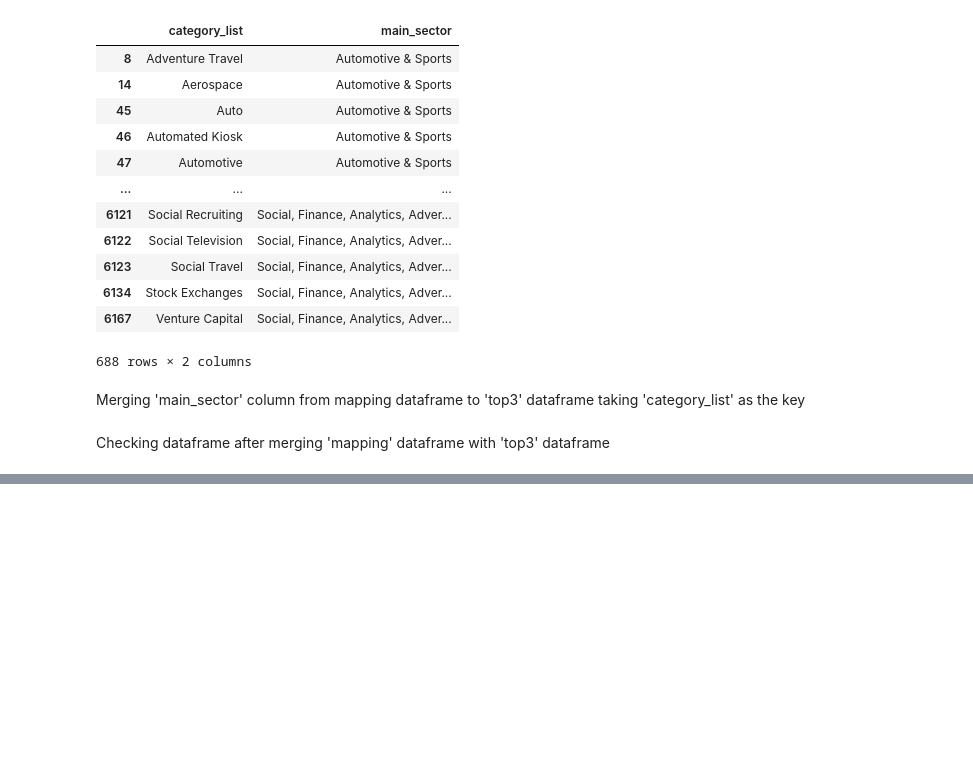
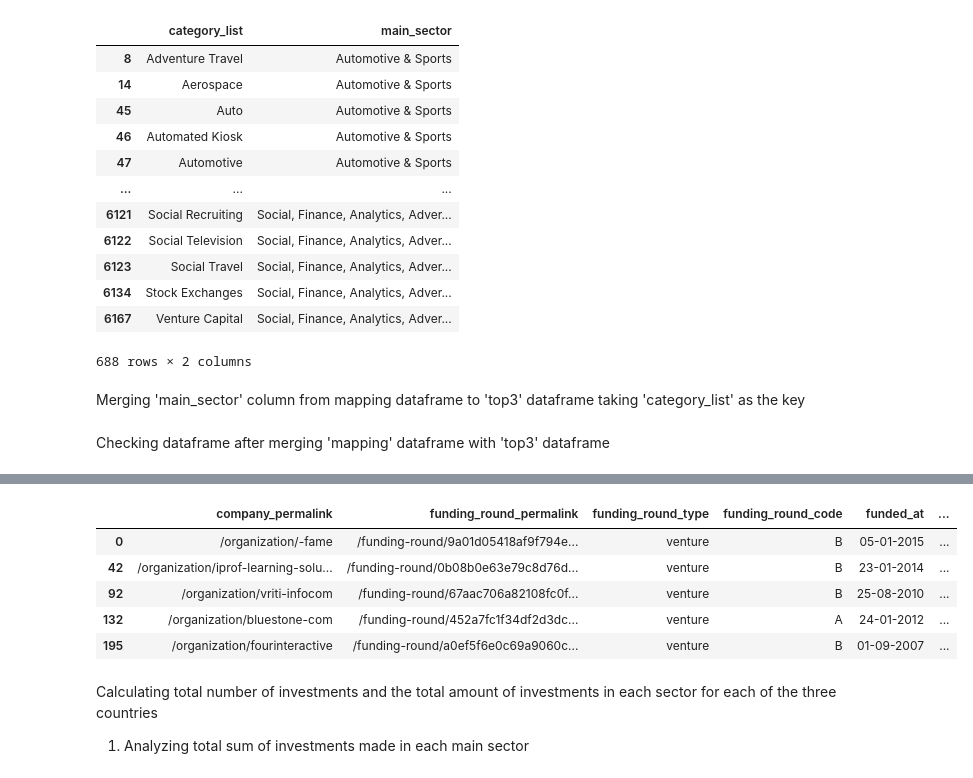
Before and after one commit to vishalsinghblr/EDA-MNC_Investment, a Jupyter notebook: exploratory-data-analysis-for-mnc-investment.ipynb, the cells around one changed output, grey strips where cells are left out. Drawn from its saved outputs; the diff is of its cells as text; code cells hidden in the pictures; blank space fills up the shorter version.

```diff
--- a/exploratory-data-analysis-for-mnc-investment.ipynb
+++ b/exploratory-data-analysis-for-mnc-investment.ipynb
@@ -341,0 +373,13 @@ final_df[final_df["main_sector"]=="Automotive & Sports"].head()
+# %%
+D3=final_dfmod[(final_dfmod['country_code']=="IND") & (final_dfmod['raised_amount_usd']>=5000000.0) & (final_dfmod['raised_amount_usd']<=15000000.0)]
+D3.head()
+# %% [output]
+|  | company_permalink | funding_round_permalink | funding_round_type | funding_round_code | funded_at | ... |
+| 0 | /organization/-fame | /funding-round/9a01d05418af9f794e... | venture | B | 05-01-2015 | ... |
+| 42 | /organization/iprof-learning-solu... | /funding-round/0b08b0e63e79c8d76d... | venture | B | 23-01-2014 | ... |
+| 92 | /organization/vriti-infocom | /funding-round/67aac706a82108fc0f... | venture | B | 25-08-2010 | ... |
+| 132 | /organization/bluestone-com | /funding-round/452a7fc1f34df2d3dc... | venture | A | 24-01-2012 | ... |
+| 195 | /organization/fourinteractive | /funding-round/a0ef5f6e0c69a9060c... | venture | B | 01-09-2007 | ... |
+# %% [markdown]
+Calculating total number of investments and the total amount of investments in each sector for each of the three countries
+1. Analyzing total sum of investments made in each main sector
```
Also changed, not shown: parts of 27 cells of this notebook.
